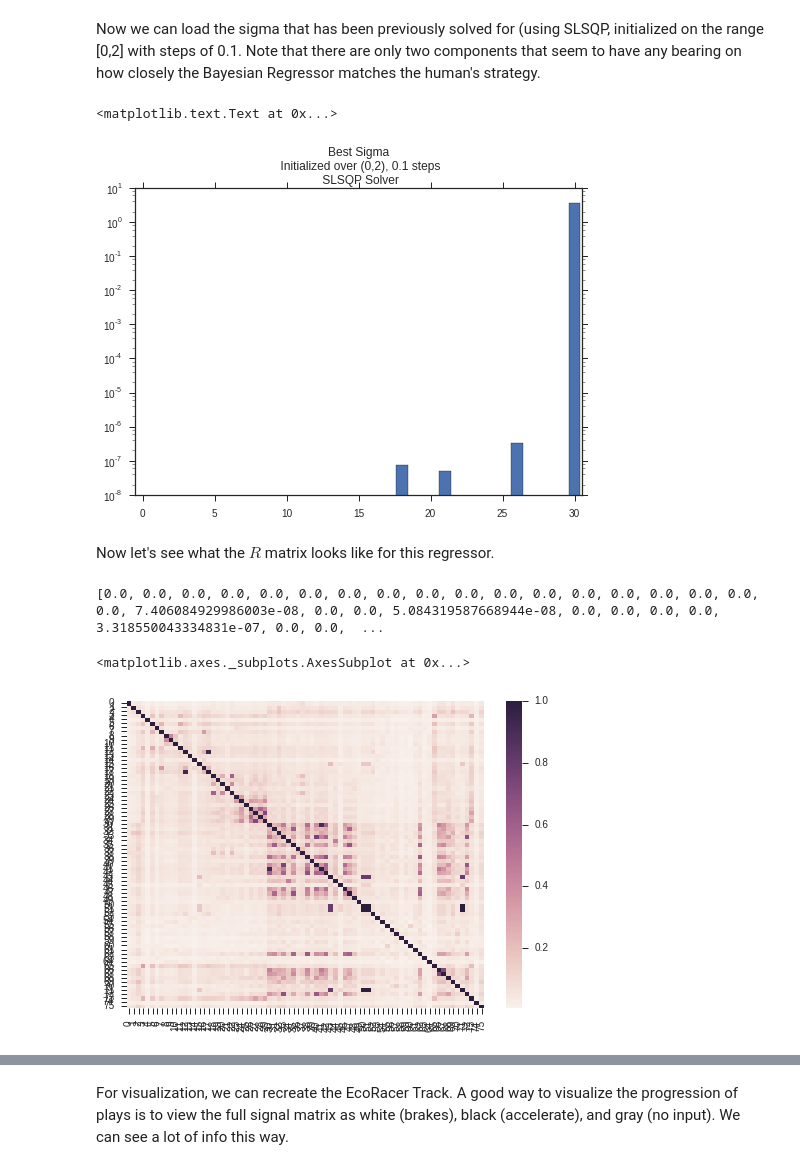
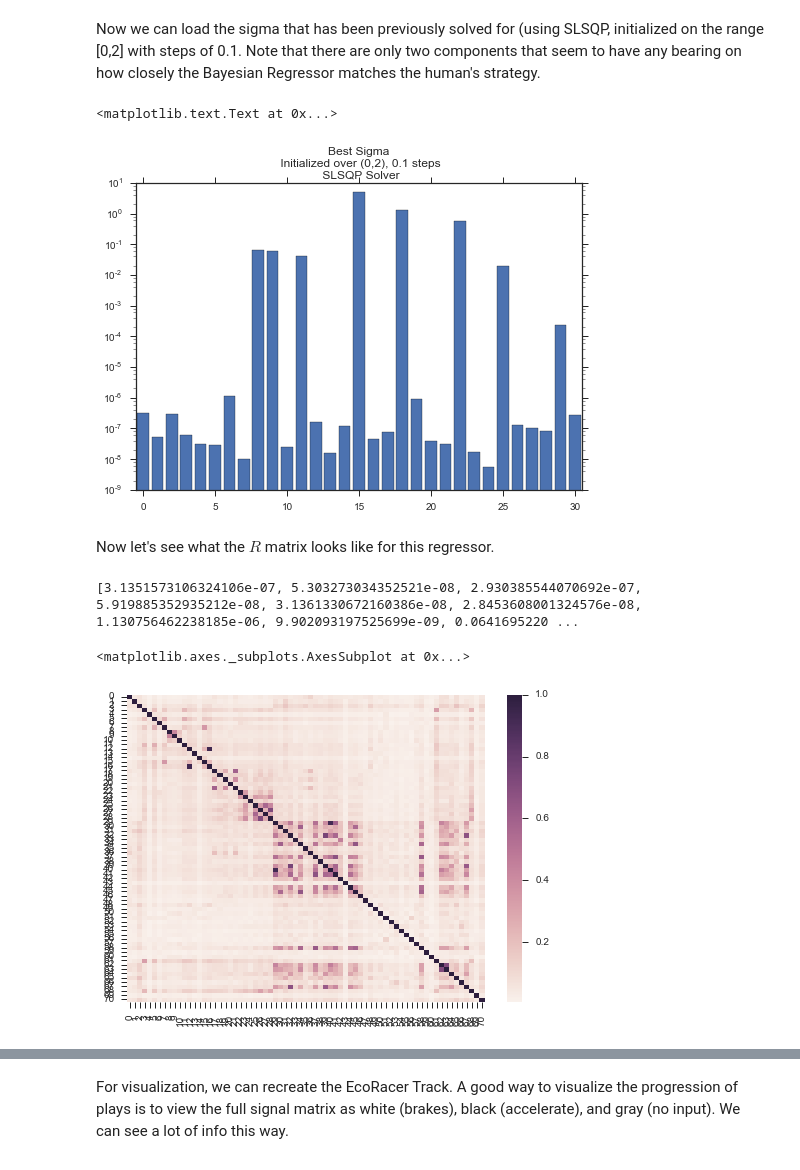
Before and after one commit to DesignInformaticsLab/EcoRacer2016, a Jupyter notebook: Player3/Player3_Example.ipynb, the cells around one changed output, grey strips where cells are left out. Cells and saved outputs as stored; diff of their text form; code cells hidden in the pictures.

```diff
--- a/Player3/Player3_Example.ipynb
+++ b/Player3/Player3_Example.ipynb
@@ -41,18 +39,18 @@ p1_score=pre.full_tab["rem_nrg"].values[masks[0]]
 # %% [markdown]
 Now we can load the sigma that has been previously solved for (using SLSQP, initialized on the range [0,2] with steps of 0.1. Note that there are only two components that seem to have any bearing on how closely the Bayesian Regressor matches the human's strategy.
 # %%
-file_address = '../p2_slsqp_sigma.json'
+file_address = 'p2_slsqp_sigma.json'
 with open(file_address, 'r') as f:
     # pickle.dump([obj_set, sigma_set], f)
     best_obj, best_sig = json.load( f)
 f.close()
 
 plt.bar(range(31), best_sig, align='center', log=True)
 plt.xlim(-.5,30.5);
 plt.title('Best Sigma\n Initialized over (0,2), 0.1 steps\n SLSQP Solver')
 # %% [output]
 <matplotlib.text.Text at 0x...>
-[figure, old version]
+[figure, new version]
 # %% [markdown]
 Now let's see what the $R$ matrix looks like for this regressor.
 # %%
@@ -64,9 +62,9 @@ bestKrig.fit(X,y)
 print best_sig
 sns.heatmap(bestKrig.R)
 # %% [output]
-[0.0, 0.0, 0.0, 0.0, 0.0, 0.0, 0.0, 0.0, 0.0, 0.0, 0.0, 0.0, 0.0, 0.0, 0.0, 0.0, 0.0, 0.0, 7.406084929986003e-08, 0.0, 0.0, 5.084319587668944e-08, 0.0, 0.0, 0.0, 0.0, 3.318550043334831e-07, 0.0, 0.0,  ...
+[3.1351573106324106e-07, 5.303273034352521e-08, 2.930385544070692e-07, 5.919885352935212e-08, 3.1361330672160386e-08, 2.8453608001324576e-08, 1.130756462238185e-06, 9.902093197525699e-09, 0.0641695220 ...
 <matplotlib.axes._subplots.AxesSubplot at 0x...>
-[figure, old version]
+[figure, new version]
 # %%
 fig, host = plt.subplots(figsize=(15,5))
 
```
Also changed, not shown: parts of 8 cells of this notebook, 18 other files.
